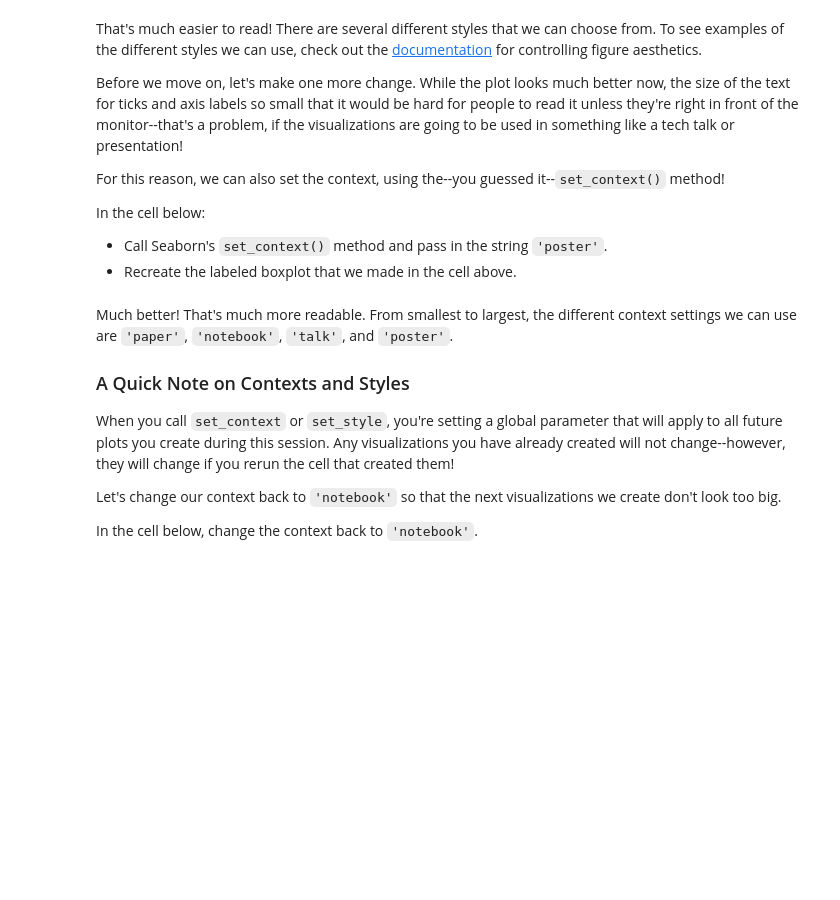
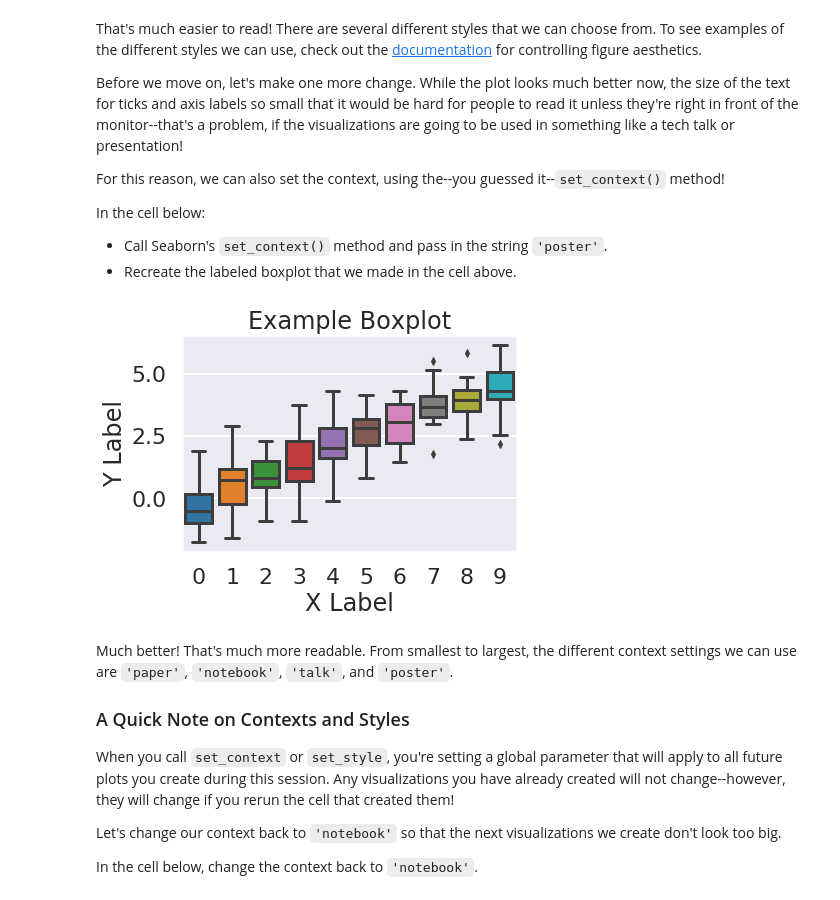
Before and after one commit to gywooo1/dsc-seaborn-lab-hbs-ds-060120, a Jupyter notebook: index.ipynb, the cells around one changed output. Drawn from its saved outputs; the diff is of its cells as text; code cells hidden in the pictures; blank space fills up the shorter version.

```diff
--- a/index.ipynb
+++ b/index.ipynb
@@ -106,10 +106,12 @@ In the cell below:
 * Recreate the labeled boxplot that we made in the cell above.
 # %%
 # Your code here
-sns.set_context('po')
+sns.set_context('poster')
 sns.set_style('darkgrid')
 boxplot = sns.boxplot(data = data)
 boxplot.set(xlabel = 'X Label', ylabel = 'Y Label', title = 'Example Boxplot');
+# %% [output]
+[figure, added]
 # %% [markdown]
 Much better! That's much more readable. From smallest to largest, the different context settings we can use are `'paper'`, `'notebook'`, `'talk'`, and `'poster'`.
 
```
